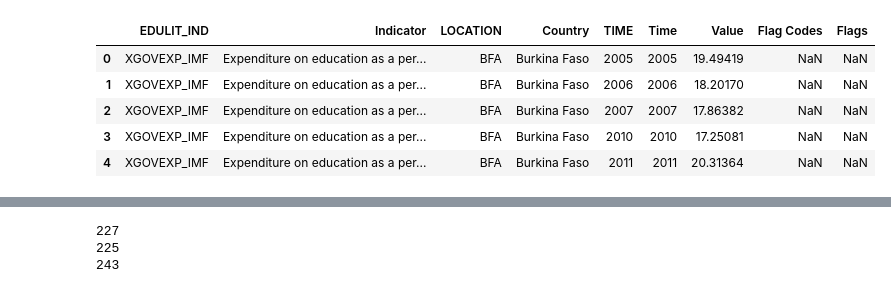
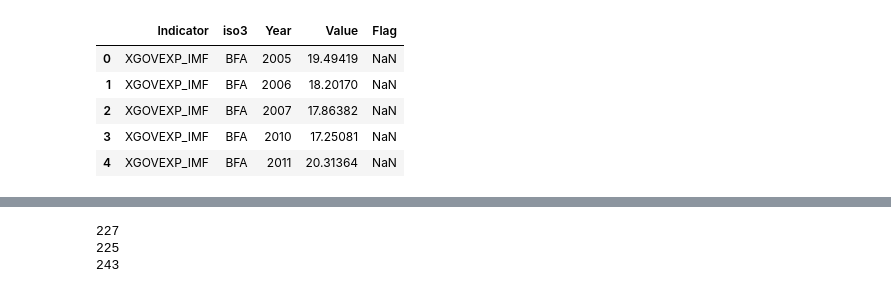
Before and after one commit to SaraR-1/Immigration, a Jupyter notebook: Country Name Coherence.ipynb, the cells around one changed output, grey strips where cells are left out. Cells and saved outputs as stored; diff of their text form; code cells hidden in the pictures.

```diff
--- a/Country Name Coherence.ipynb
+++ b/Country Name Coherence.ipynb
@@ -21,11 +21,11 @@ unesco_demo.head()
 # %%
 # unesco education data
-unesco_education = pd.read_table("Data/unesco_education.csv", sep = "\t")
+unesco_education = pd.read_table("Data/unesco_education_norm.csv", sep = "\t")
 unesco_education.head()
 # %% [output]
-|  | EDULIT_IND | Indicator | LOCATION | Country | TIME | Time | Value | Flag Codes | Flags |
-| 0 | XGOVEXP_IMF | Expenditure on education as a per... | BFA | Burkina Faso | 2005 | 2005 | 19.49419 | NaN | NaN |
-| 1 | XGOVEXP_IMF | Expenditure on education as a per... | BFA | Burkina Faso | 2006 | 2006 | 18.20170 | NaN | NaN |
-| 2 | XGOVEXP_IMF | Expenditure on education as a per... | BFA | Burkina Faso | 2007 | 2007 | 17.86382 | NaN | NaN |
-| 3 | XGOVEXP_IMF | Expenditure on education as a per... | BFA | Burkina Faso | 2010 | 2010 | 17.25081 | NaN | NaN |
-| 4 | XGOVEXP_IMF | Expenditure on education as a per... | BFA | Burkina Faso | 2011 | 2011 | 20.31364 | NaN | NaN |
+|  | Indicator | iso3 | Year | Value | Flag |
+| 0 | XGOVEXP_IMF | BFA | 2005 | 19.49419 | NaN |
+| 1 | XGOVEXP_IMF | BFA | 2006 | 18.20170 | NaN |
+| 2 | XGOVEXP_IMF | BFA | 2007 | 17.86382 | NaN |
+| 3 | XGOVEXP_IMF | BFA | 2010 | 17.25081 | NaN |
+| 4 | XGOVEXP_IMF | BFA | 2011 | 20.31364 | NaN |
```
Also changed, not shown: parts of 24 cells of this notebook, 3 other files.
